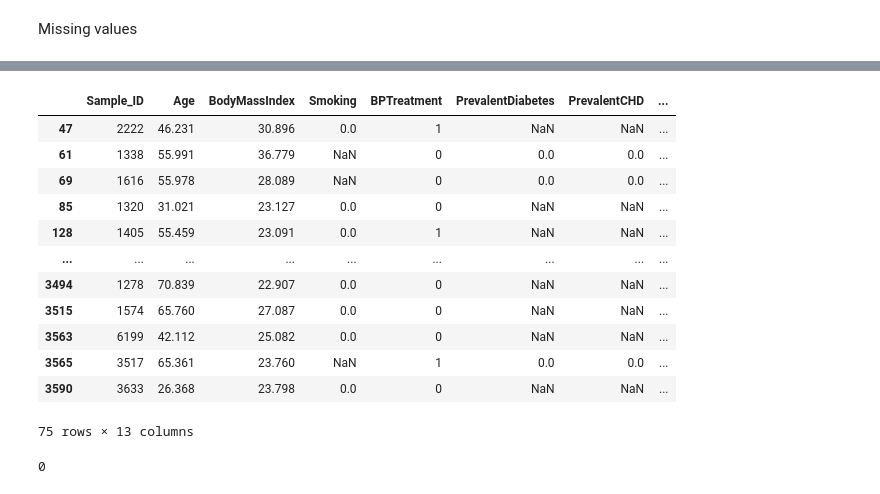
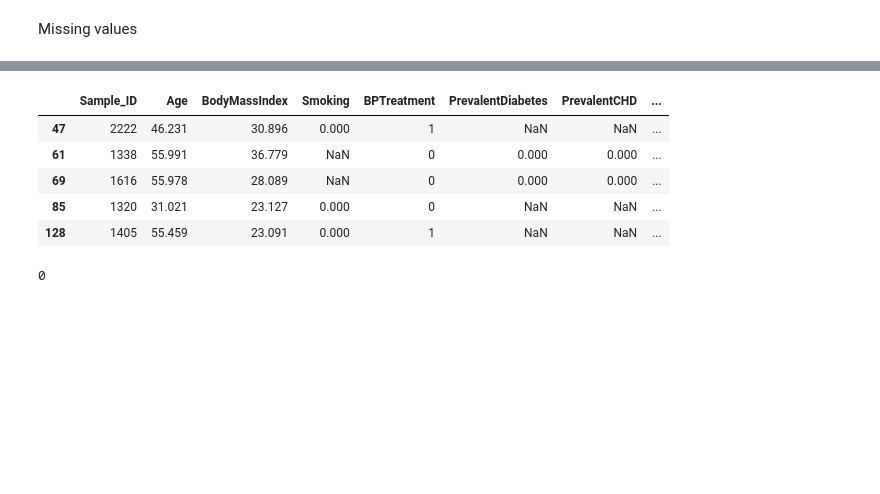
Before and after one commit to ruigomesbioinf/sib_dream_challenge, a Jupyter notebook: src/fase1.ipynb, the cells around one changed output, grey strips where cells are left out. Drawn from its saved outputs; the diff is of its cells as text; code cells hidden in the pictures; blank space fills up the shorter version.

```diff
--- a/src/fase1.ipynb
+++ b/src/fase1.ipynb
@@ -188,21 +188,14 @@ Sex                   0
 dtype: int64
 # %%
 null_data = pheno_train_df[pheno_train_df.isna().any(axis=1)]
-null_data
+null_data.head()
 # %% [output]
 |  | Sample_ID | Age | BodyMassIndex | Smoking | BPTreatment | PrevalentDiabetes | PrevalentCHD | ... |
-| 47 | 2222 | 46.231 | 30.896 | 0.0 | 1 | NaN | NaN | ... |
-| 61 | 1338 | 55.991 | 36.779 | NaN | 0 | 0.0 | 0.0 | ... |
-| 69 | 1616 | 55.978 | 28.089 | NaN | 0 | 0.0 | 0.0 | ... |
-| 85 | 1320 | 31.021 | 23.127 | 0.0 | 0 | NaN | NaN | ... |
-| 128 | 1405 | 55.459 | 23.091 | 0.0 | 1 | NaN | NaN | ... |
-| ... | ... | ... | ... | ... | ... | ... | ... | ... |
-| 3494 | 1278 | 70.839 | 22.907 | 0.0 | 0 | NaN | NaN | ... |
-| 3515 | 1574 | 65.760 | 27.087 | 0.0 | 0 | NaN | NaN | ... |
-| 3563 | 6199 | 42.112 | 25.082 | 0.0 | 0 | NaN | NaN | ... |
-| 3565 | 3517 | 65.361 | 23.760 | NaN | 1 | 0.0 | 0.0 | ... |
-| 3590 | 3633 | 26.368 | 23.798 | 0.0 | 0 | NaN | NaN | ... |
+| 47 | 2222 | 46.231 | 30.896 | 0.000 | 1 | NaN | NaN | ... |
+| 61 | 1338 | 55.991 | 36.779 | NaN | 0 | 0.000 | 0.000 | ... |
+| 69 | 1616 | 55.978 | 28.089 | NaN | 0 | 0.000 | 0.000 | ... |
+| 85 | 1320 | 31.021 | 23.127 | 0.000 | 0 | NaN | NaN | ... |
+| 128 | 1405 | 55.459 | 23.091 | 0.000 | 1 | NaN | NaN | ... |
-75 rows × 13 columns
 # %%
 read_counts_df.isna().sum().sum()
 # %% [output]
```
Also changed, not shown: parts of 19 cells of this notebook.
